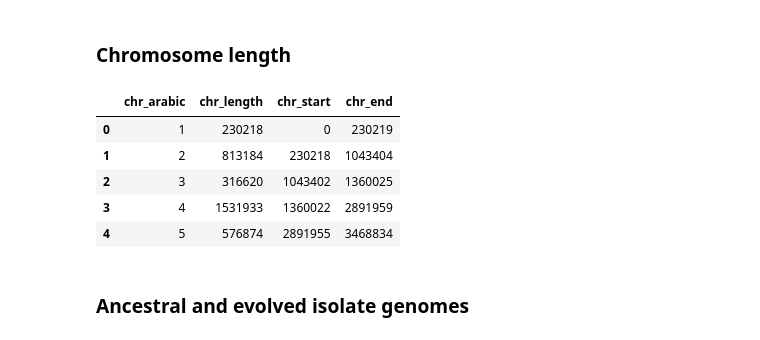
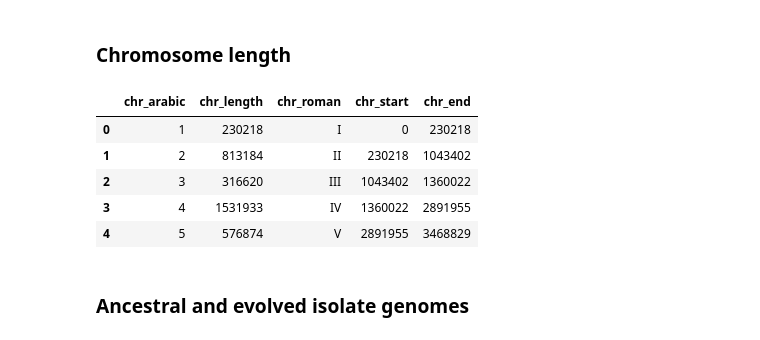
Before and after one commit to ivazquez/clonal-heterogeneity, a Jupyter notebook: src/figure3.ipynb, the cells around one changed output. Cells and saved outputs as stored; diff of their text form; code cells hidden in the pictures.

```diff
--- a/src/figure3.ipynb
+++ b/src/figure3.ipynb
@@ -47,16 +46,16 @@ with warnings.catch_warnings():
 # %% [markdown]
 ### Chromosome length
 # %%
-chr_coords = utils.chr_coords(dir_data+'seq/chr_coords.txt')
+chr_coords = utils.chr_coords()
 
 chr_coords.head()
 # %% [output]
-|  | chr_arabic | chr_length | chr_start | chr_end |
-| 0 | 1 | 230218 | 0 | 230219 |
-| 1 | 2 | 813184 | 230218 | 1043404 |
-| 2 | 3 | 316620 | 1043402 | 1360025 |
-| 3 | 4 | 1531933 | 1360022 | 2891959 |
-| 4 | 5 | 576874 | 2891955 | 3468834 |
+|  | chr_arabic | chr_length | chr_roman | chr_start | chr_end |
+| 0 | 1 | 230218 | I | 0 | 230218 |
+| 1 | 2 | 813184 | II | 230218 | 1043402 |
+| 2 | 3 | 316620 | III | 1043402 | 1360022 |
+| 3 | 4 | 1531933 | IV | 1360022 | 2891955 |
+| 4 | 5 | 576874 | V | 2891955 | 3468829 |
 # %% [markdown]
 ### Ancestral and evolved isolate genomes
 # %% [markdown]
```
Also changed, not shown: parts of 16 cells of this notebook, 22 other files.
